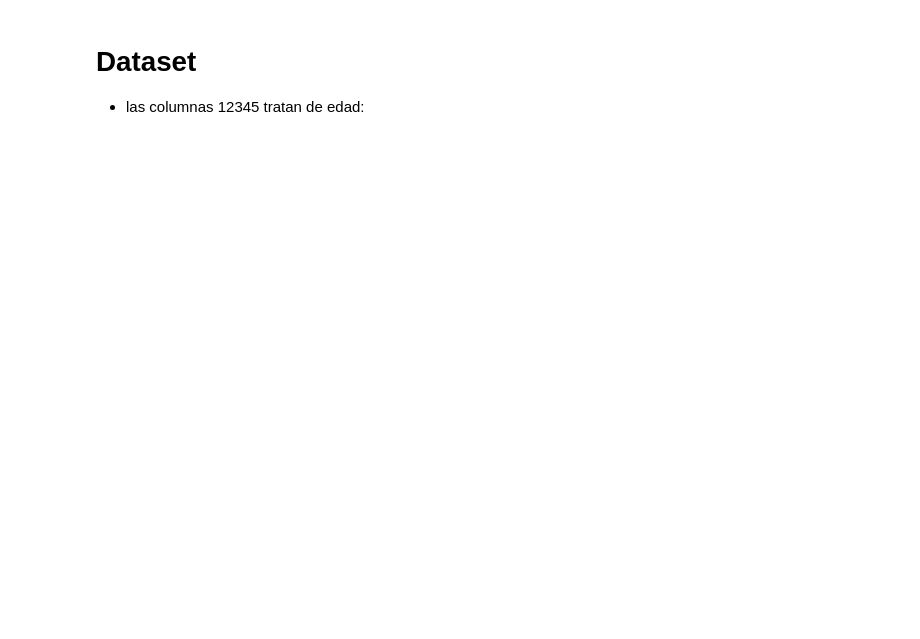
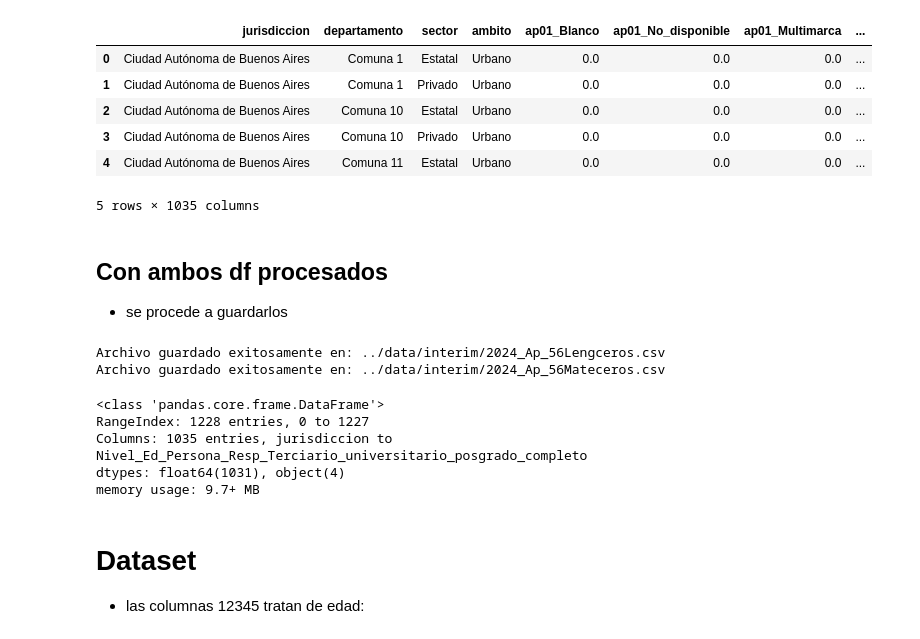
Before and after one commit to Juanchumu/Aprender2016-2024, a Jupyter notebook: notebooks/descriptivas_juan.ipynb, the cells around one changed output. Drawn from its saved outputs; the diff is of its cells as text; code cells hidden in the pictures; blank space fills up the shorter version.

Commit message:
listo formateo de dataset y comparativa de ambos

```diff
--- a/notebooks/descriptivas_juan.ipynb
+++ b/notebooks/descriptivas_juan.ipynb
@@ -29,3 +126,45 @@ memory usage: 9.7+ MB
+# %%
+df2.head()
+# %% [output]
+|  | jurisdiccion | departamento | sector | ambito | ap01_Blanco | ap01_No_disponible | ap01_Multimarca | ... |
+| 0 | Ciudad Autónoma de Buenos Aires | Comuna 1 | Estatal | Urbano | 0.0 | 0.0 | 0.0 | ... |
+| 1 | Ciudad Autónoma de Buenos Aires | Comuna 1 | Privado | Urbano | 0.0 | 0.0 | 0.0 | ... |
+| 2 | Ciudad Autónoma de Buenos Aires | Comuna 10 | Estatal | Urbano | 0.0 | 0.0 | 0.0 | ... |
+| 3 | Ciudad Autónoma de Buenos Aires | Comuna 10 | Privado | Urbano | 0.0 | 0.0 | 0.0 | ... |
+| 4 | Ciudad Autónoma de Buenos Aires | Comuna 11 | Estatal | Urbano | 0.0 | 0.0 | 0.0 | ... |
+5 rows × 1035 columns
+# %% [markdown]
+## Con ambos df procesados
+
+* se procede a guardarlos
+# %%
+def guardar_df(df: pd.DataFrame, ruta: str):
+    """
+    Guarda un DataFrame en un archivo CSV en la ruta indicada.
+
+    Parámetros:
+    df (pd.DataFrame): DataFrame a guardar.
+    ruta (str): Ruta completa del archivo donde se guardará el CSV.
+    """
+    try:
+        df.to_csv(ruta, index=False, encoding='utf-8')
+        print(f"Archivo guardado exitosamente en: {ruta}")
+    except Exception as e:
+        print(f"Error al guardar el archivo: {e}")
+
+guardar_df(df1, ruta_archivo_leng_pre2)
+guardar_df(df2, ruta_archivo_mate_pre2)
+# %% [output]
+Archivo guardado exitosamente en: ../data/interim/2024_Ap_56Lengceros.csv
+Archivo guardado exitosamente en: ../data/interim/2024_Ap_56Mateceros.csv
+# %%
+df1.info()
+# %% [output]
+<class 'pandas.core.frame.DataFrame'>
+RangeIndex: 1228 entries, 0 to 1227
+Columns: 1035 entries, jurisdiccion to Nivel_Ed_Persona_Resp_Terciario_universitario_posgrado_completo
+dtypes: float64(1031), object(4)
+memory usage: 9.7+ MB
 # %% [markdown]
 # Dataset
 
```
Also changed, not shown: parts of 24 cells of this notebook.
